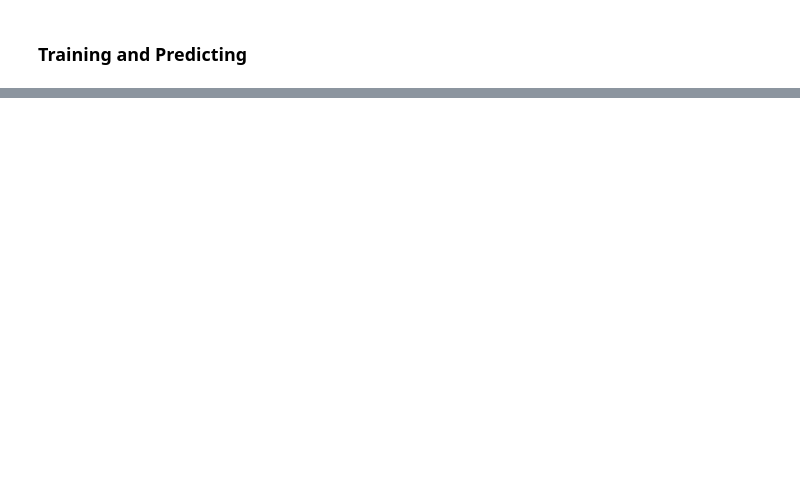
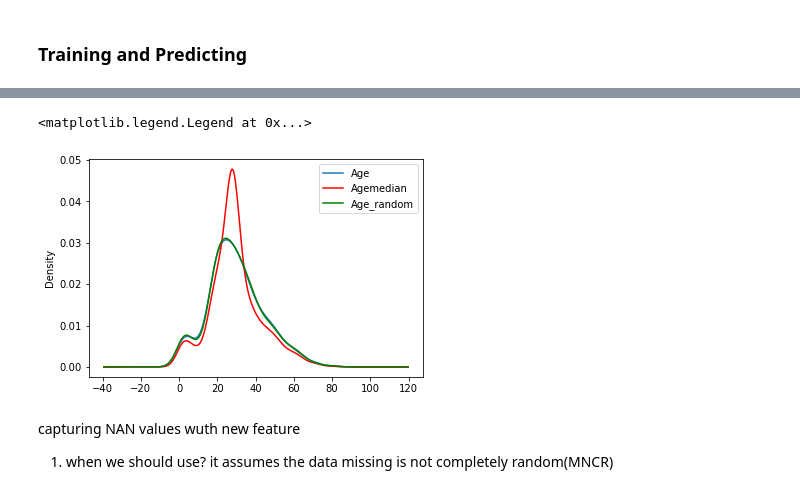
Before and after one commit to chinna-pro/Deep-Learning-NLP-Project, a Jupyter notebook: Project 1.ipynb, the cells around one changed output, grey strips where cells are left out. Saved outputs shown, nothing was run; the diff lists cells and outputs as text; code cells hidden in the pictures; blank space fills up the shorter version.

```diff
--- a/Project 1.ipynb
+++ b/Project 1.ipynb
@@ -396,0 +297,2 @@ accuracy
+# %%
+df=pd.read_csv('titanic.csv', usecols=['Age','Fare','Survived'])
@@ -396,0 +340,14 @@ accuracy
+# %%
+fig=plt.figure()
+ax = fig.add_subplot(111)
+df.Age.plot(kind='kde', ax=ax)
+df.Agemedian.plot(kind='kde', ax=ax, color='red')
+df.Age_random.plot(kind='kde', ax=ax, color='green')
+lines, labels = ax.get_legend_handles_labels()
+ax.legend(lines, labels, loc='best')
+# %% [output]
+<matplotlib.legend.Legend at 0x...>
+[figure, added]
+# %% [markdown]
+capturing NAN values wuth new feature
+1. when we should use? it assumes the data missing is not completely random(MNCR)
```
Also changed, not shown: parts of 120 cells of this notebook.
